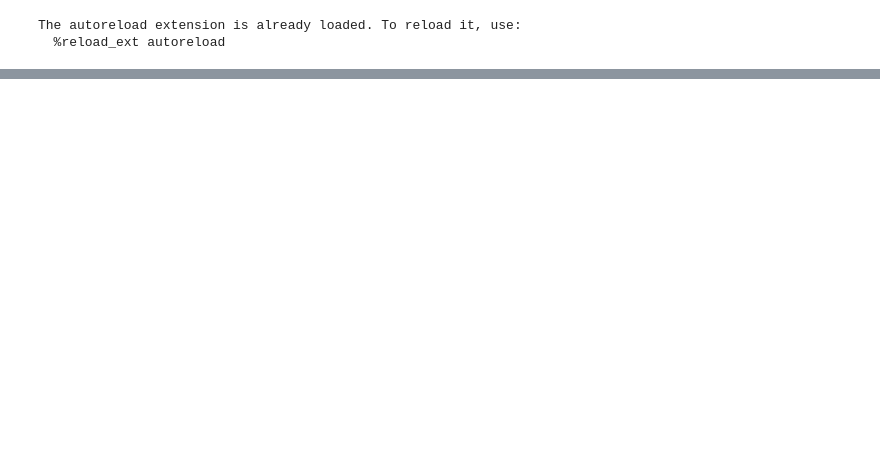
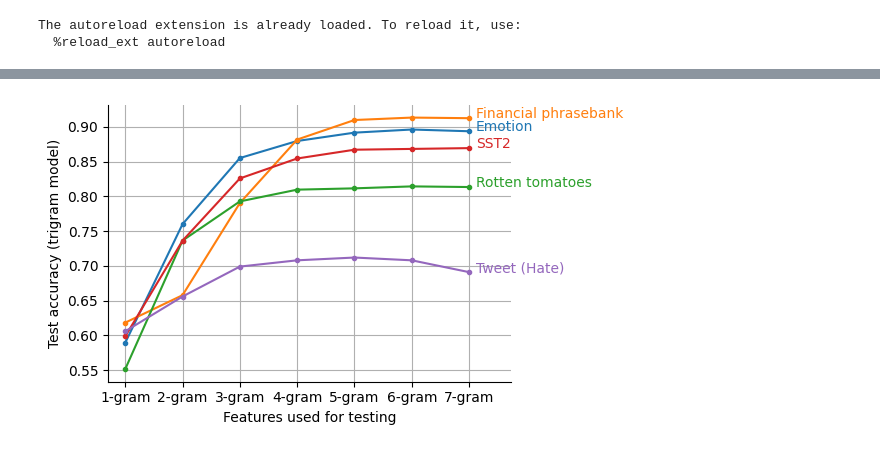
Before and after one commit to csinva/imodelsX, a Jupyter notebook: notebooks/05_vary_ngrams_test.ipynb, the cells around one changed output, grey strips where cells are left out. Cells and saved outputs as stored; diff of their text form; code cells hidden in the pictures; blank space fills up the shorter version.

```diff
--- a/notebooks/05_vary_ngrams_test.ipynb
+++ b/notebooks/05_vary_ngrams_test.ipynb
@@ -92,0 +96,14 @@ Text(0.5, 23.52222222222222, 'Order testing')
+# %%
+ngram_train = 4
+plt.figure(figsize=(6, 3.5))
+for i, dset in enumerate(dsets):
+    plt.plot(heatmaps[i][ngram_train], '.-', label=data.DSETS_RENAME_DICT[dset])
+plt.grid()
+plt.xticks(np.arange(N), [f'{n + 1}-gram' for n in range(N)])
+plt.ylabel('Test accuracy (trigram model)')
+plt.xlabel('Features used for testing')
+dvu.line_legend(fontsize='medium')
+plt.savefig('../vary_ngrams_single.pdf', bbox_inches='tight')
+plt.show()
+# %% [output]
+[figure, added]
```
Also changed, not shown: parts of 8 cells of this notebook, 1 other file.
